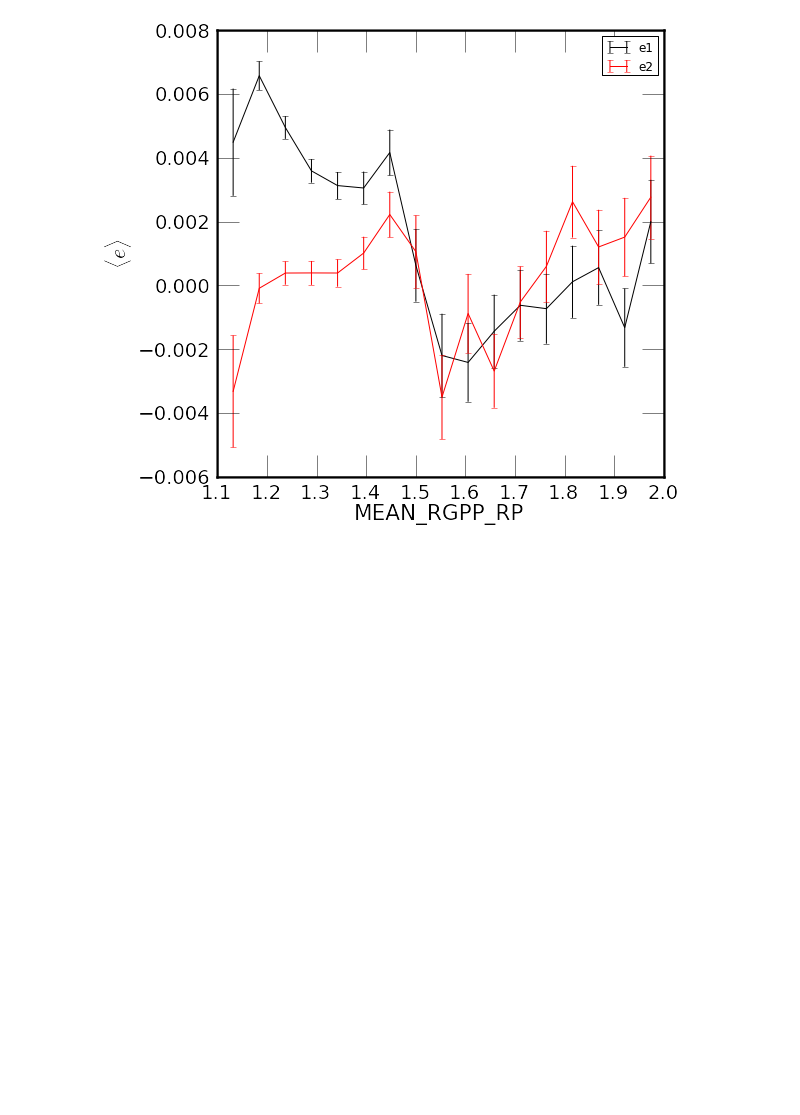
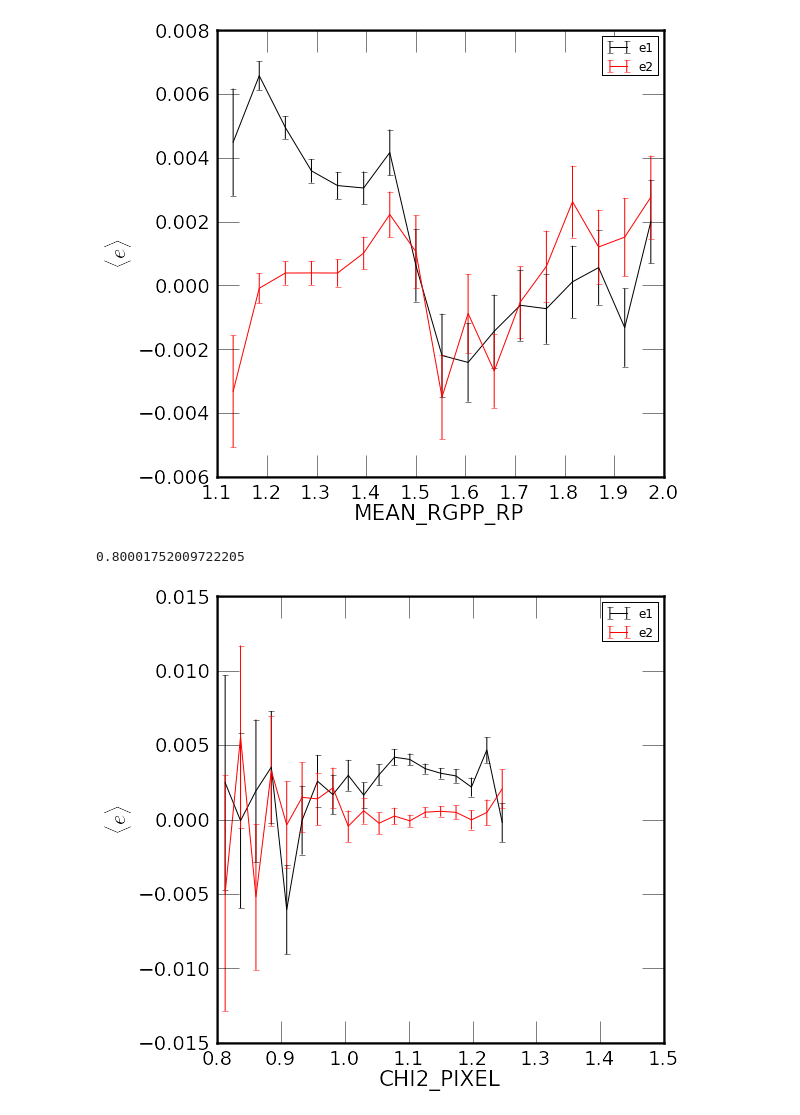
Before and after one commit to vvinuv/ipynb, a Jupyter notebook: im3shape_v6.ipynb, the cells around one changed output. Cells and saved outputs as stored; diff of their text form; code cells hidden in the pictures; blank space fills up the shorter version.

Commit message:
Added likelihood and chi2_pixel in the analysis

```diff
--- a/im3shape_v6.ipynb
+++ b/im3shape_v6.ipynb
@@ -264,3 +264,11 @@ pl.xlabel('MEAN_RGPP_RP')
 bas.plot_q(iim3[spte]['MEAN_RGPP_RP'], iim3[spte]['e1'], iim3[spte]['e2'], 1, 2., 20, 'MEAN_RGPP_RP', figsize=(8,8))
 # %% [output]
 [figure]
+# %%
+iim3[spte]['chi2_pixel'].min()
+# %% [output]
+0.80001752009722205
+# %%
+bas.plot_q(iim3[spte]['CHI2_PIXEL'], iim3[spte]['e1'], iim3[spte]['e2'], 0.8, 1.5, 30, 'CHI2_PIXEL', figsize=(8,8))
+# %% [output]
+[figure, added]
```
Also changed, not shown: parts of 2 cells of this notebook.
